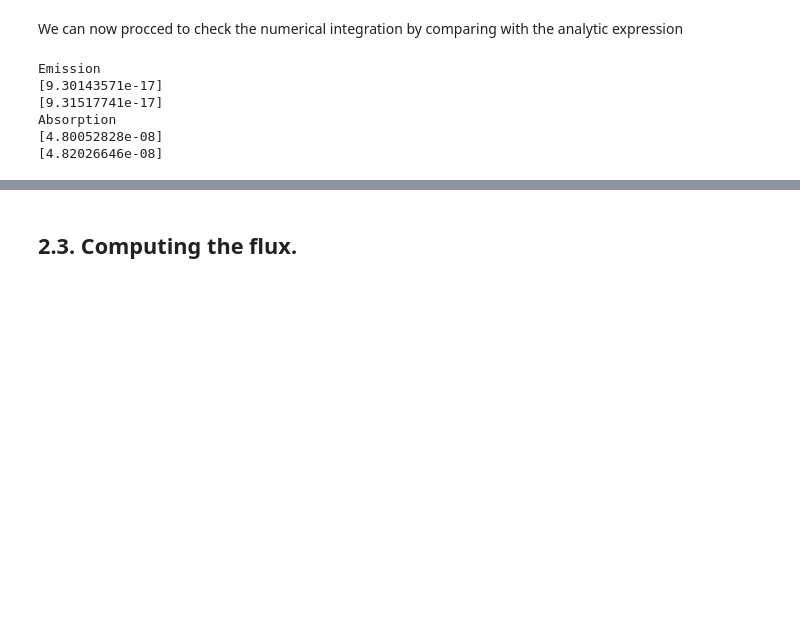
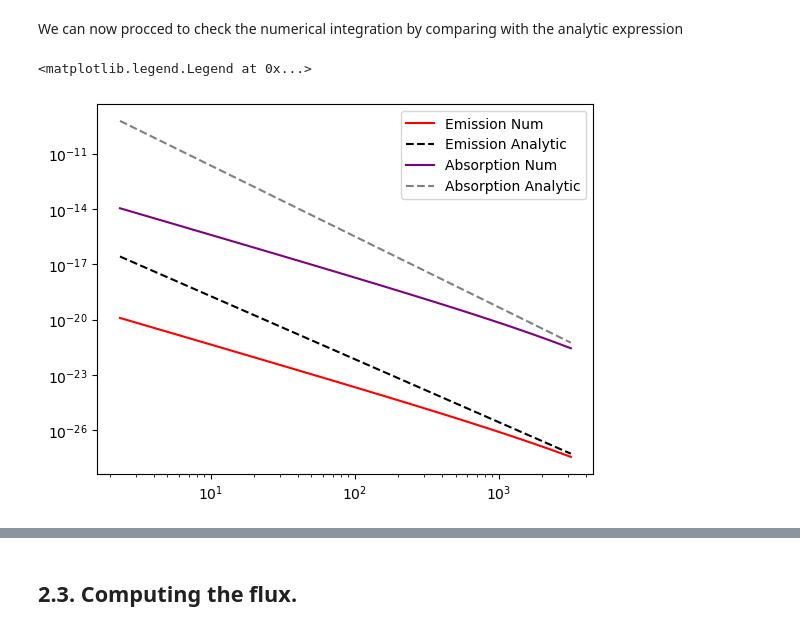
Before and after one commit to Camachoadri/JAEICU2024, a Jupyter notebook: Supernova SN1993J/SN1993J_Synchrotron.ipynb, the cells around one changed output, grey strips where cells are left out. Saved outputs shown, nothing was run; the diff lists cells and outputs as text; code cells hidden in the pictures; blank space fills up the shorter version.

```diff
--- a/Supernova SN1993J/SN1993J_Synchrotron.ipynb
+++ b/Supernova SN1993J/SN1993J_Synchrotron.ipynb
@@ -500,16 +502,24 @@ def CriticalFreq(B, E):
 
 #A bunch of functions needed to perform the numerical integration
 def Ffunc(x):
-    F = integrate.quad(lambda z: special.kv(5./3., z), x, np.inf)
-    return F
+    #We divide the integral in 2 zones, where the bessel can be asymptotically aproximated near 0 and the rest
+    if 1e4> x > 1e-5:
+        F = integrate.quad(lambda z: special.kv(5./3., z), x, np.inf)[0]
+        return F
+    if x <= 1e-5:
+        F = np.pi*2**(5/3.)/(np.sqrt(3)*special.gamma(1/3.))*x**(-2/3.)
+        return F
+    if x >= 1e4:
+        F= np.sqrt(np.pi/2)*np.exp(-x)*x**(-1/2.)
+        return F
 
 def IntegrandEmission(x, p):
-    F=Ffunc(x)[0]
+    F=Ffunc(x)
     Integrand= F*x**((p-1)/2)
     return Integrand
 
 def IntegrandAbs(x, p):
-    F=Ffunc(x)[0]
+    F=Ffunc(x)
     Integrand= F*x**((p)/2)
     return Integrand
 
@@ -566,21 +576,37 @@ We can now procced to check the numerical integration by comparing with the anal
 # %%
 p=3.
 B0=np.array([1.7*(27*u.G).value])
 N0=np.array([(6.7e-7*u.erg**(p-1)/u.cm**3).value])
-frequencytest= (const.c.cgs/21*u.cm).cgs.value
+r0= (6.35e14*u.cm).value
+time0=(2.34*u.day).value
+s=1.66
+a=0.86
+
+time=np.logspace(np.log10(time0), 3.5, num=40, base=10)
+#Computing the radius at a given time
+r=PLradius(time, time0, r0, a)
+#Computing number density and magentic field for the corresponding r
+B= Br(r, B0, r0, s)
+N= Nr(r, N0, r0, p, s)
+
+
+frequencytest= (const.c.cgs/6*u.cm).cgs.value
 EnergyLimit=  const.m_e.cgs.value*const.c.cgs.value**2
+LowEnergy=90
 
-print(f'Emission')
-print(SynchrotronEmissionCoeffNumerical(p, B0, N0, frequencytest, EnergyLimit, EnergyLimit*1e6 ) )
-print(SynchrotronEmissionCoeff(p, B0, N0, frequencytest))
+epsilon1=SynchrotronEmissionCoeffNumerical(p, B, N, frequencytest, LowEnergy*EnergyLimit, EnergyLimit*1e6 )
+kappa1=SynchrotronAbsorptionCoeffNumerical(p, B, N, frequencytest, LowEnergy*EnergyLimit, EnergyLimit*1e6 )
 
-print(f'Absorption')
-print(SynchrotronAbsorptionCoeffNumerical(p, B0, N0, frequencytest, EnergyLimit, EnergyLimit*1e6 ) )
-print(SynchrotronAbsorptionCoeff(p, B0, N0, frequencytest))
+epsilon2=SynchrotronEmissionCoeff(p, B, N, frequencytest)
+kappa2=SynchrotronAbsorptionCoeff(p, B, N, frequencytest)
+
+plt.plot(time,epsilon1, c='red', label='Emission Num')
+plt.plot(time,epsilon2, c='black',linestyle='dashed', label='Emission Analytic')
+plt.plot(time, kappa1, c='purple', label='Absorption Num')
+plt.plot(time, kappa2, c= 'grey', linestyle='dashed', label='Absorption Analytic')
+plt.xscale("log")
+plt.yscale("log")
+plt.legend()
 # %% [output]
-Emission
-[9.30143571e-17]
-[9.31517741e-17]
-Absorption
-[4.80052828e-08]
-[4.82026646e-08]
+<matplotlib.legend.Legend at 0x...>
+[figure, added]
```
Also changed, not shown: parts of 7 cells of this notebook.
